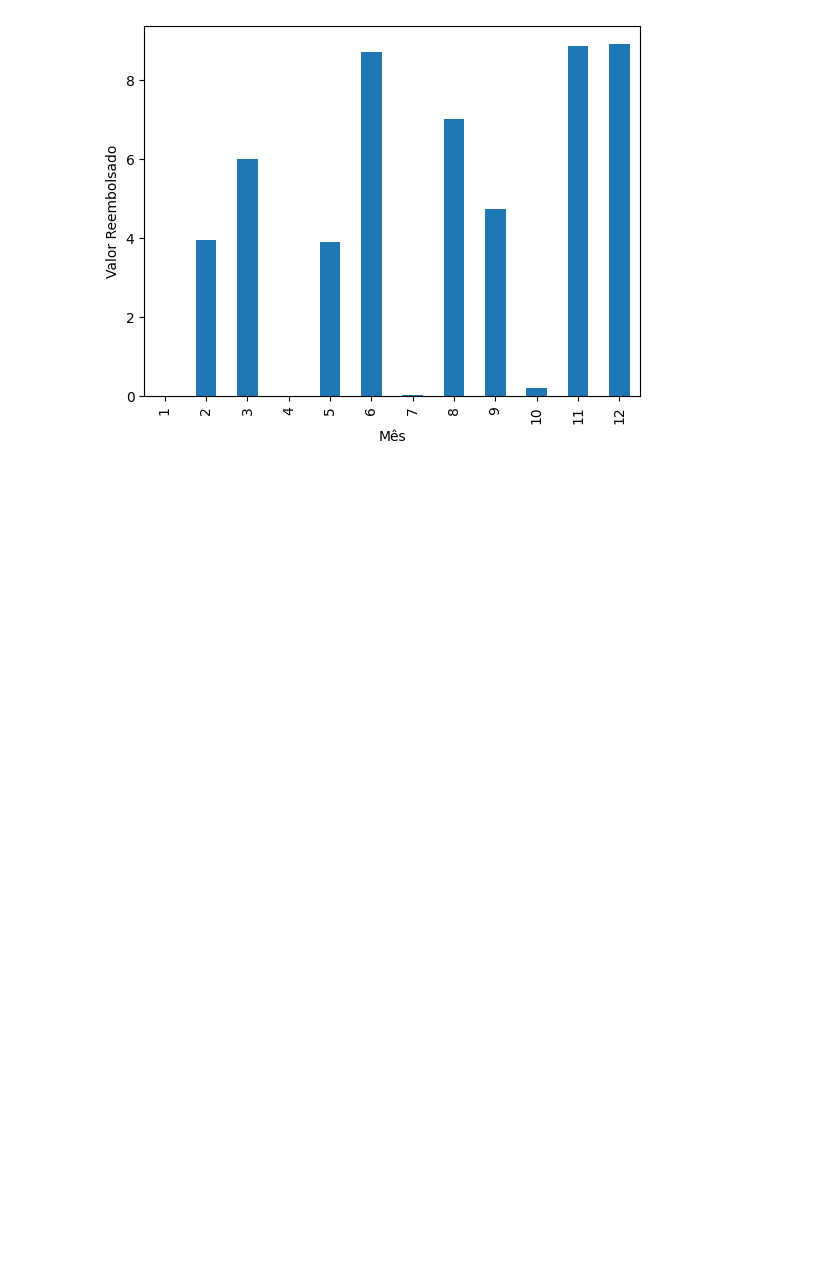
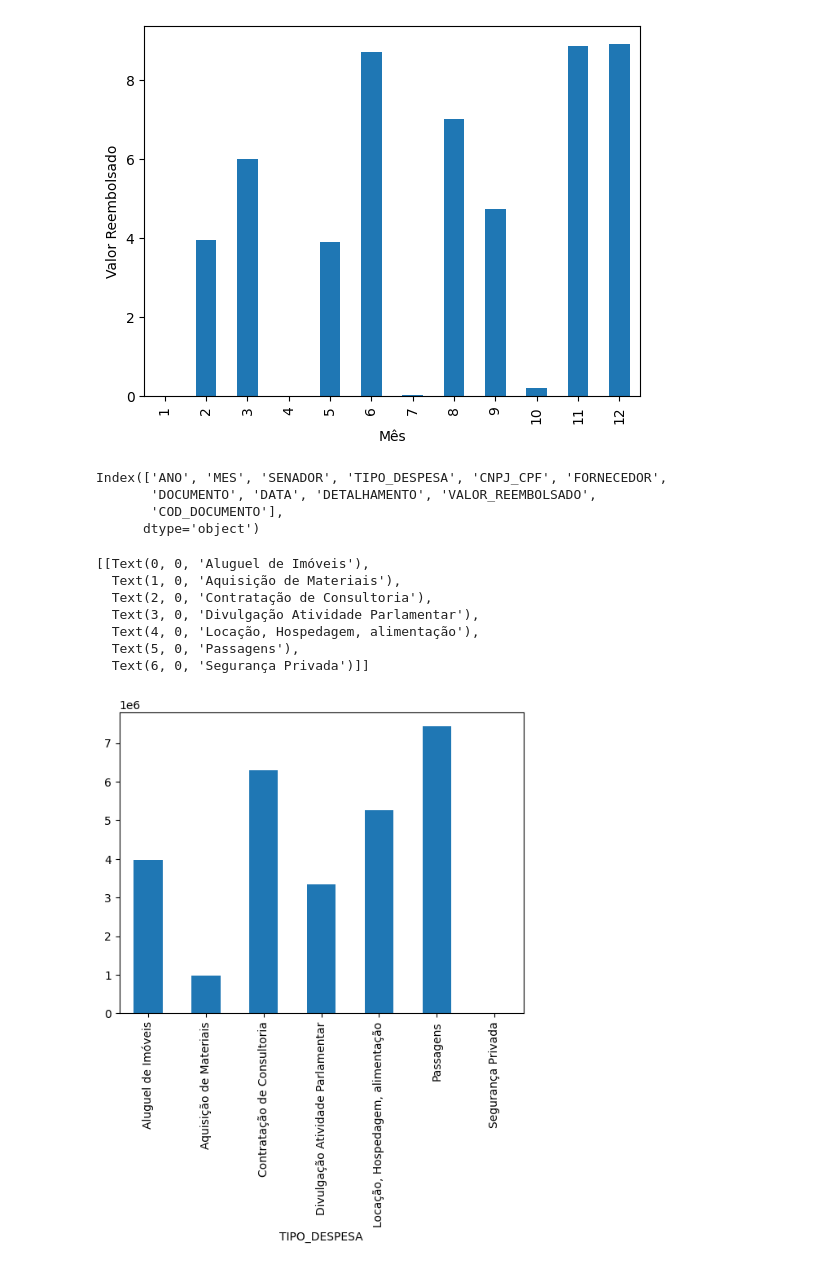
Before and after one commit to GabMoreiraSilva/7daysofcode_DataScience, a Jupyter notebook: ChatGPT_Senerata_de_Amor.ipynb, the cells around one changed output. Cells and saved outputs as stored; diff of their text form; code cells hidden in the pictures; blank space fills up the shorter version.

```diff
--- a/ChatGPT_Senerata_de_Amor.ipynb
+++ b/ChatGPT_Senerata_de_Amor.ipynb
@@ -210,3 +217,22 @@ dados_copia.groupby('MES')["VALOR_REEMBOLSADO"].min().plot(kind='bar',ylabel="Va
 # %% [output]
 <Axes: xlabel='Mês', ylabel='Valor Reembolsado'>
 [figure]
+# %%
+dados_copia.columns
+# %% [output]
+Index(['ANO', 'MES', 'SENADOR', 'TIPO_DESPESA', 'CNPJ_CPF', 'FORNECEDOR',
+       'DOCUMENTO', 'DATA', 'DETALHAMENTO', 'VALOR_REEMBOLSADO',
+       'COD_DOCUMENTO'],
+      dtype='object')
+# %%
+ax = dados_copia.groupby("TIPO_DESPESA")["VALOR_REEMBOLSADO"].sum().plot(kind="bar")
+ax.set(xticklabels=["Aluguel de Imóveis", "Aquisição de Materiais","Contratação de Consultoria","Divulgação Atividade Parlamentar", "Locação, Hospedagem, alimentação","Passagens","Segurança Privada"])
+# %% [output]
+[[Text(0, 0, 'Aluguel de Imóveis'),
+  Text(1, 0, 'Aquisição de Materiais'),
+  Text(2, 0, 'Contratação de Consultoria'),
+  Text(3, 0, 'Divulgação Atividade Parlamentar'),
+  Text(4, 0, 'Locação, Hospedagem, alimentação'),
+  Text(5, 0, 'Passagens'),
+  Text(6, 0, 'Segurança Privada')]]
+[figure, added]
```
Also changed, not shown: parts of 8 cells of this notebook.
